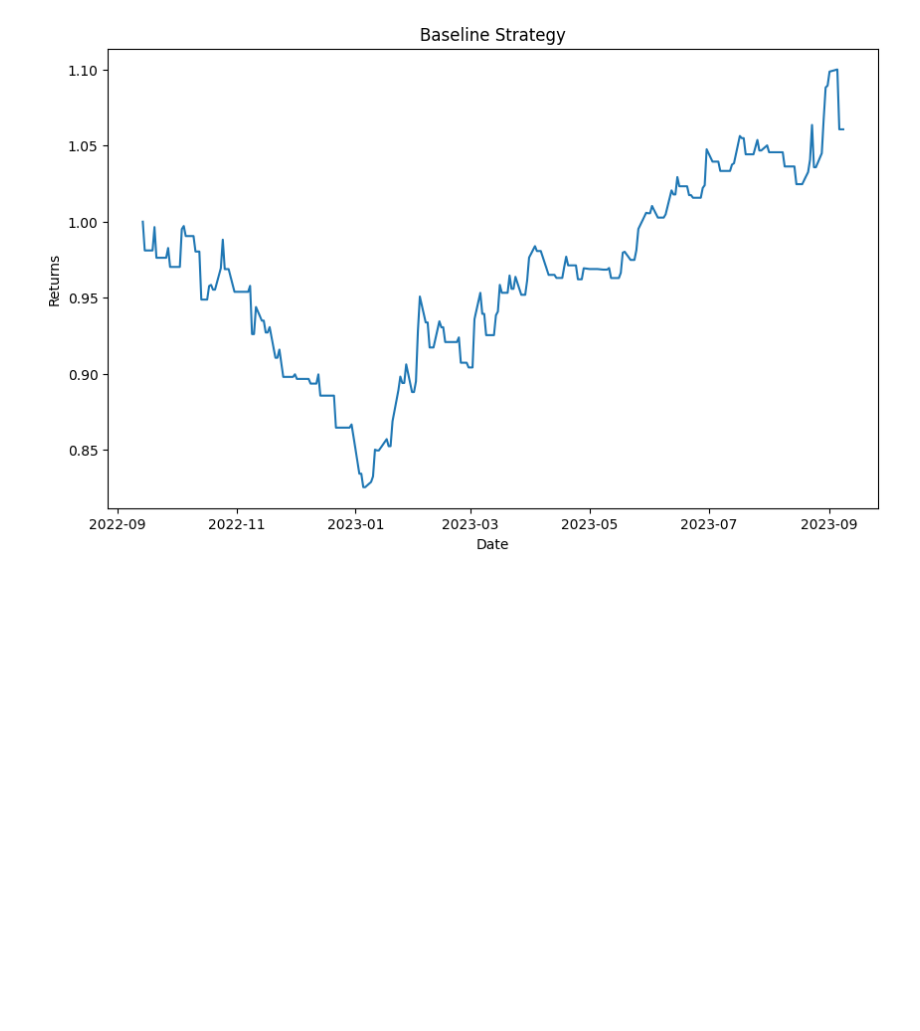
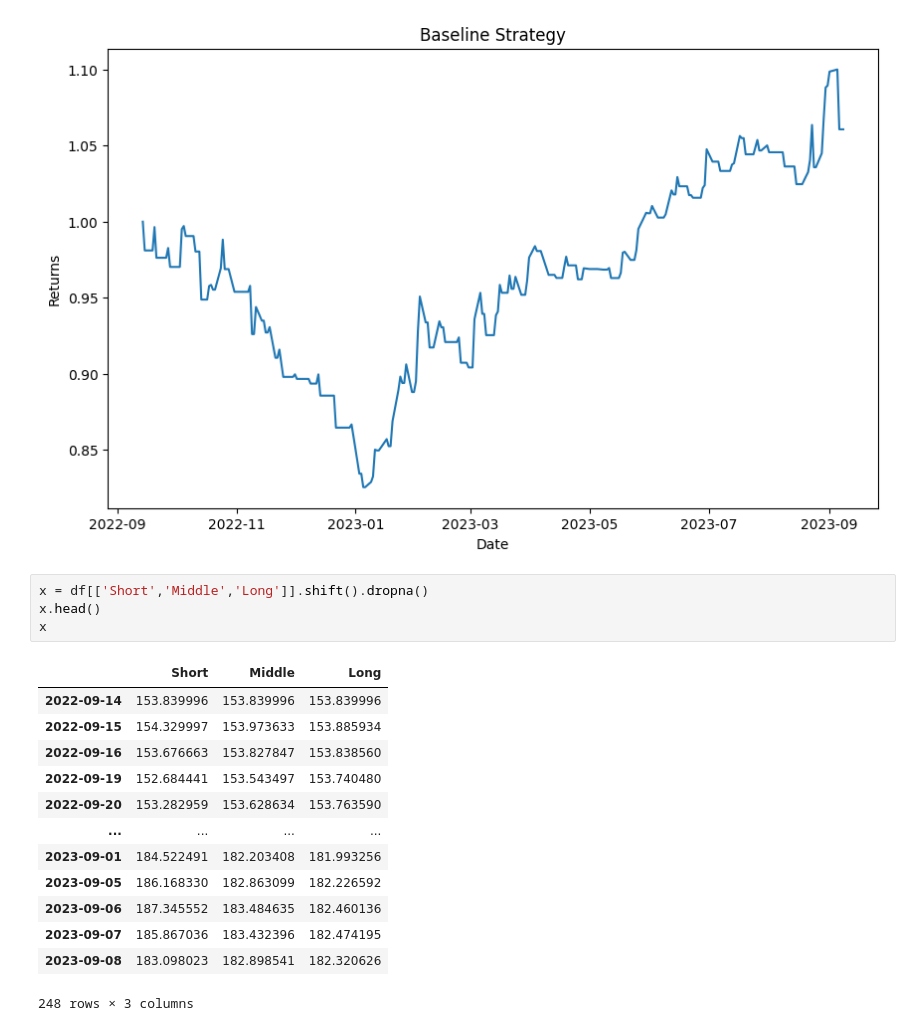
Before and after one commit to Jayasuryan0821-git/Machine-Learning-Lab, a Jupyter notebook: Mini_Project/Model/model.ipynb, the cells around one changed output. Cells and saved outputs as stored; diff of their text form; blank space fills up the shorter version.

```diff
--- a/Mini_Project/Model/model.ipynb
+++ b/Mini_Project/Model/model.ipynb
@@ -179,3 +179,21 @@ ax.set_ylabel('Returns')
 plt.show()
 # %% [output]
 [figure]
+# %%
+x = df[['Short','Middle','Long']].shift().dropna()
+x.head()
+x
+# %% [output]
+|  | Short | Middle | Long |
+| 2022-09-14 | 153.839996 | 153.839996 | 153.839996 |
+| 2022-09-15 | 154.329997 | 153.973633 | 153.885934 |
+| 2022-09-16 | 153.676663 | 153.827847 | 153.838560 |
+| 2022-09-19 | 152.684441 | 153.543497 | 153.740480 |
+| 2022-09-20 | 153.282959 | 153.628634 | 153.763590 |
+| ... | ... | ... | ... |
+| 2023-09-01 | 184.522491 | 182.203408 | 181.993256 |
+| 2023-09-05 | 186.168330 | 182.863099 | 182.226592 |
+| 2023-09-06 | 187.345552 | 183.484635 | 182.460136 |
+| 2023-09-07 | 185.867036 | 183.432396 | 182.474195 |
+| 2023-09-08 | 183.098023 | 182.898541 | 182.320626 |
+248 rows × 3 columns
```
Also changed, not shown: parts of 13 cells of this notebook.
